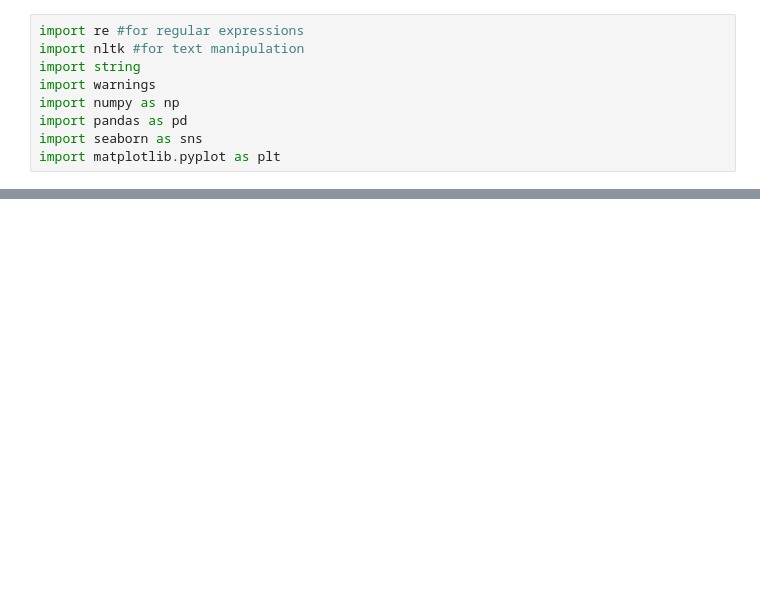
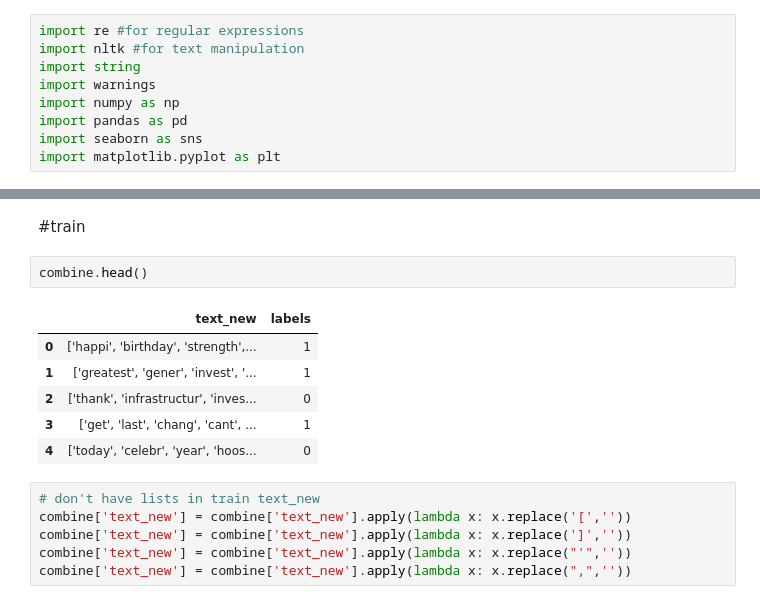
Before and after one commit to celisa/Political-Orientation-Classifier, a Jupyter notebook: 02_gen_mod/train_gen.ipynb, the cells around one changed output, grey strips where cells are left out. Drawn from its saved outputs; the diff is of its cells as text; blank space fills up the shorter version.

```diff
--- a/02_gen_mod/train_gen.ipynb
+++ b/02_gen_mod/train_gen.ipynb
@@ -14,0 +31,17 @@ FileNotFoundError: [Errno 2] No such file or directory: '/Users/kashafali/Docume
+# %% [markdown]
+#train
+# %%
+combine.head()
+# %% [output]
+|  | text_new | labels |
+| 0 | ['happi', 'birthday', 'strength',... | 1 |
+| 1 | ['greatest', 'gener', 'invest', '... | 1 |
+| 2 | ['thank', 'infrastructur', 'inves... | 0 |
+| 3 | ['get', 'last', 'chang', 'cant', ... | 1 |
+| 4 | ['today', 'celebr', 'year', 'hoos... | 0 |
+# %%
+# don't have lists in train text_new
+combine['text_new'] = combine['text_new'].apply(lambda x: x.replace('[',''))
+combine['text_new'] = combine['text_new'].apply(lambda x: x.replace(']',''))
+combine['text_new'] = combine['text_new'].apply(lambda x: x.replace("'",''))
+combine['text_new'] = combine['text_new'].apply(lambda x: x.replace(",",''))
```
Also changed, not shown: parts of 16 cells of this notebook, 2 other files.
